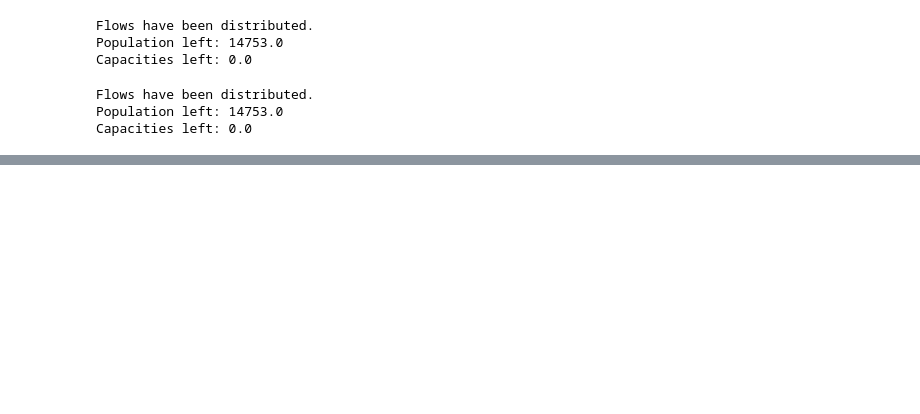
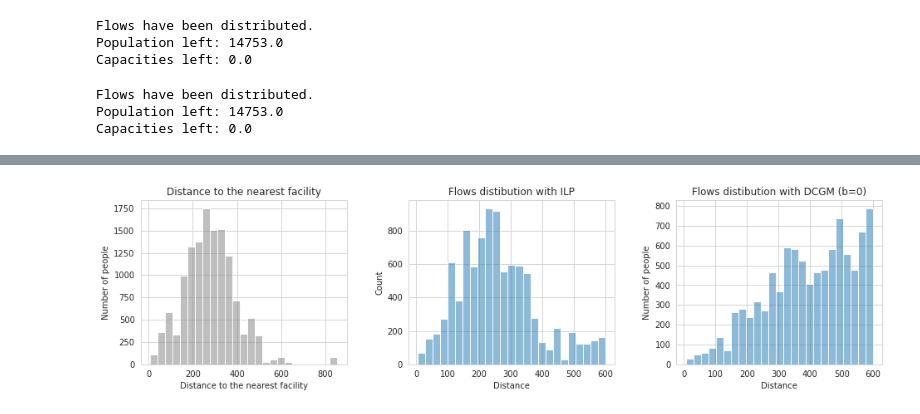
Before and after one commit to RitaMargari/urban-facilities-provision, a Jupyter notebook: main.ipynb, the cells around one changed output, grey strips where cells are left out. Cells and saved outputs as stored; diff of their text form; code cells hidden in the pictures; blank space fills up the shorter version.

```diff
--- a/main.ipynb
+++ b/main.ipynb
@@ -138,0 +137,43 @@ ratio = sum_capacity / demand_around
+# %%
+dist = 600
+houses_loc = houses[houses["municipality_id"].isin([88, 72, 21])]
+
+fig = plt.figure(figsize=(16, 8))
+plt.subplots_adjust(wspace=0.3)
+gs = fig.add_gridspec(2,3)
+ax1 = fig.add_subplot(gs[0, 0])
+ax2 = fig.add_subplot(gs[0, 1])
+ax3 = fig.add_subplot(gs[0, 2])
+
+distances_dcgm = DM[OD_СDCGM > 0][houses_loc.index].to_numpy().flatten()
+distances_dcgm = distances_dcgm[~np.isnan(distances_dcgm)]
+flows_dcgm = OD_СDCGM[OD_СDCGM > 0][houses_loc.index].to_numpy().flatten()
+flows_dcgm = flows_dcgm[~np.isnan(flows_dcgm)]
+
+distances_ilp = DM[OD_ILP > 0][houses_loc.index].to_numpy().flatten()
+distances_ilp = distances_ilp[~np.isnan(distances_ilp)]
+flows_ilp = OD_ILP[OD_ILP > 0][houses_loc.index].to_numpy().flatten()
+flows_ilp = flows_ilp[~np.isnan(flows_ilp)]
+
+f_dist_nearest = pd.DataFrame({"distance": list(DM.min().loc[houses_loc.index]), "flows": houses["demand"].loc[houses_loc.index]})
+f_dist_dcgm = pd.DataFrame({"distance": distances_dcgm[distances_dcgm<=600], "flows":flows_dcgm[distances_dcgm<=600]})
+f_dist_ilp = pd.DataFrame({"distance": distances_ilp[distances_ilp<=600], "flows":flows_ilp[distances_ilp<=600]})
+
+sns.histplot(data=f_dist_nearest, x="distance", bins=25, alpha = 0.5, ax=ax1, kde=False, color="gray", weights='flows')
+ax1.set_title("Distance to the nearest facility")
+ax1.set_xlabel("Distance to the nearest facility")
+ax1.set_ylabel("Number of people")
+
+sns.histplot(data=f_dist_ilp, x="distance", bins=25, alpha = 0.5, ax=ax2, kde=False, weights='flows')
+ax2.set_title("Flows distibution with ILP")
+ax2.set_xlabel("Distance")
+ax3.set_ylabel("Number of people")
+
+sns.histplot(data=f_dist_dcgm, x="distance", bins=25, alpha = 0.5, ax=ax3, kde=False, weights='flows')
+ax3.set_title("Flows distibution with DCGM (b=0)")
+ax3.set_xlabel("Distance")
+ax3.set_ylabel("Number of people")
+
+plt.show()
+# %% [output]
+[figure, added]
```
Also changed, not shown: parts of 14 cells of this notebook, 2 other files.
